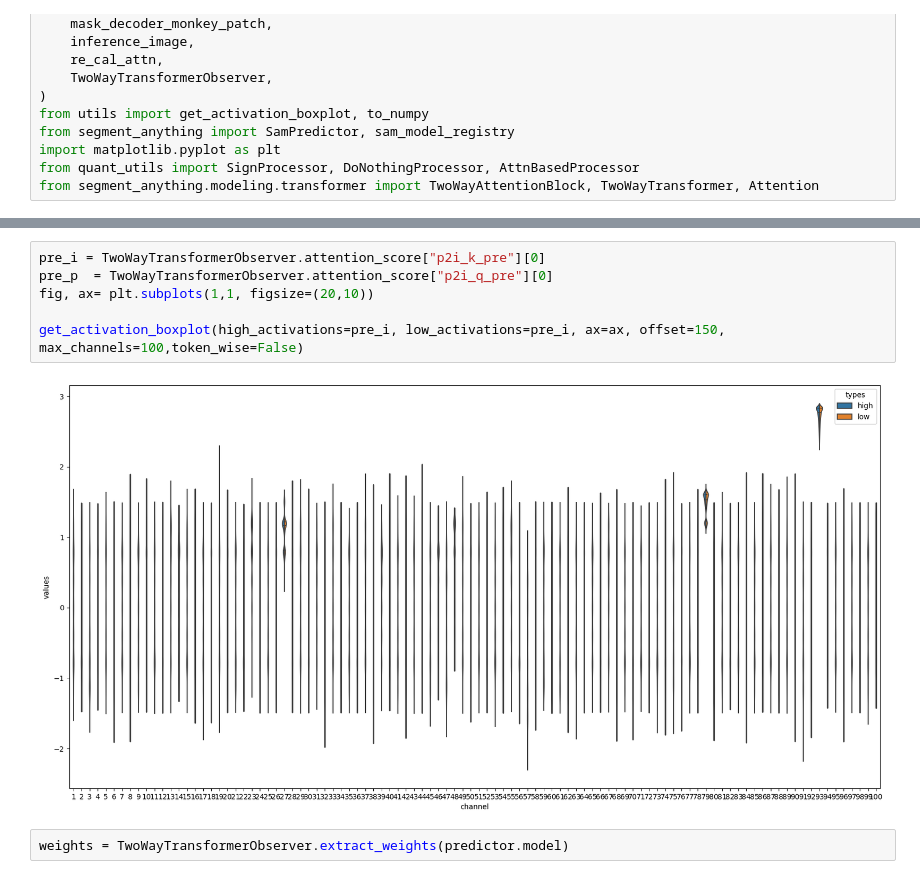
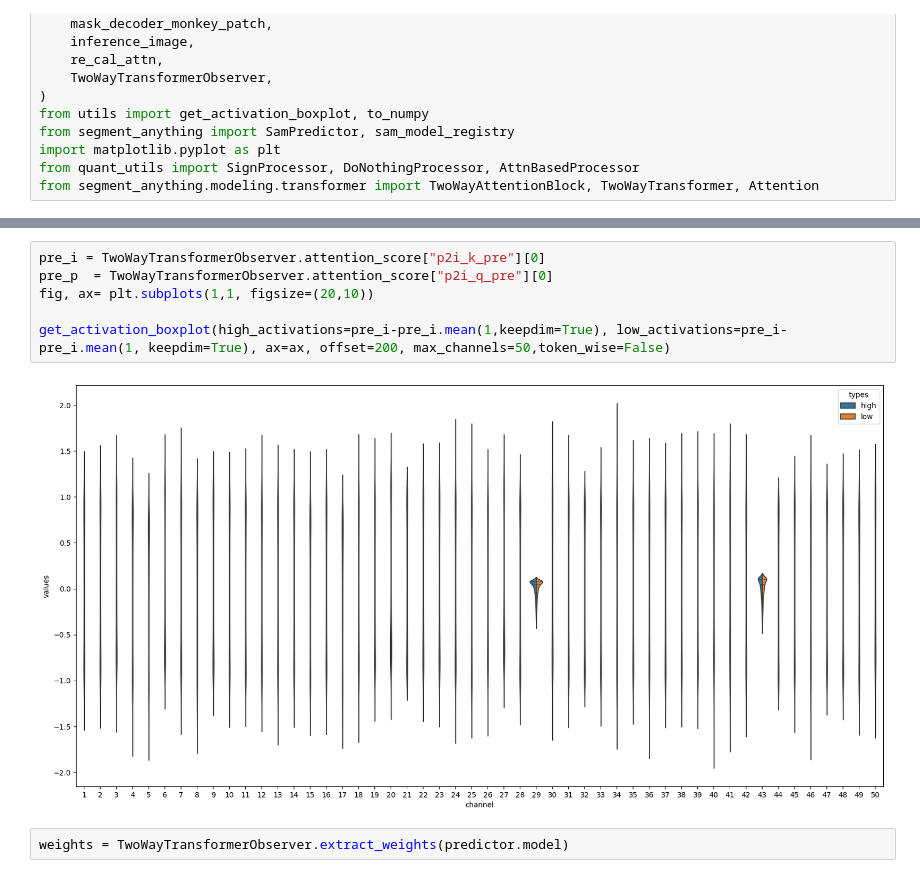
Before and after one commit to hchautran/SAM_Quantization, a Jupyter notebook: decoder.ipynb, the cells around one changed output, grey strips where cells are left out. Saved outputs shown, nothing was run; the diff lists cells and outputs as text.

```diff
--- a/decoder.ipynb
+++ b/decoder.ipynb
@@ -106,11 +86,11 @@ inference_image(predictor, image_dir='./input_imgs/', example_idx=3, show_image=
 # %%
 pre_i = TwoWayTransformerObserver.attention_score["p2i_k_pre"][0]
 pre_p  = TwoWayTransformerObserver.attention_score["p2i_q_pre"][0]
 fig, ax= plt.subplots(1,1, figsize=(20,10))
 
-get_activation_boxplot(high_activations=pre_i, low_activations=pre_i, ax=ax, offset=150, max_channels=100,token_wise=False)
+get_activation_boxplot(high_activations=pre_i-pre_i.mean(1,keepdim=True), low_activations=pre_i-pre_i.mean(1, keepdim=True), ax=ax, offset=200, max_channels=50,token_wise=False)
 # %% [output]
-[figure, old version]
+[figure, new version]
 # %%
 weights = TwoWayTransformerObserver.extract_weights(predictor.model)
 # %%
```
Also changed, not shown: parts of 4 cells of this notebook, 2 other files.
